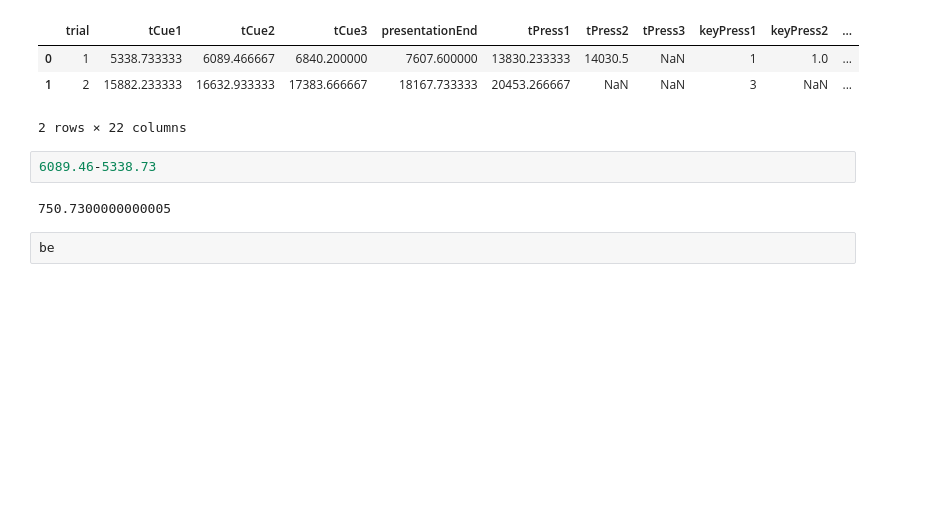
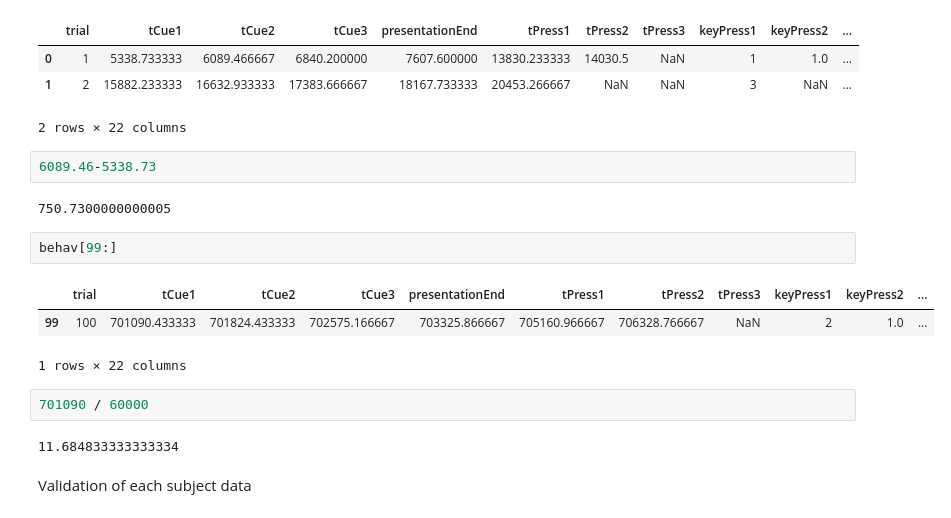
Before and after one commit to Shafiq-Abdu/number-simplex-reproduction, a Jupyter notebook: notebooks/01_explore_data.ipynb, the cells around one changed output. Drawn from its saved outputs; the diff is of its cells as text; blank space fills up the shorter version.

```diff
--- a/notebooks/01_explore_data.ipynb
+++ b/notebooks/01_explore_data.ipynb
@@ -424,4 +424,14 @@ behav[:2]
 # %% [output]
 750.7300000000005
 # %%
-be
+behav[99:]
+# %% [output]
+|  | trial | tCue1 | tCue2 | tCue3 | presentationEnd | tPress1 | tPress2 | tPress3 | keyPress1 | keyPress2 | ... |
+| 99 | 100 | 701090.433333 | 701824.433333 | 702575.166667 | 703325.866667 | 705160.966667 | 706328.766667 | NaN | 2 | 1.0 | ... |
+1 rows × 22 columns
+# %%
+701090 / 60000
+# %% [output]
+11.684833333333334
+# %% [markdown]
+Validation of each subject data
```
Also changed, not shown: parts of 7 cells of this notebook.
